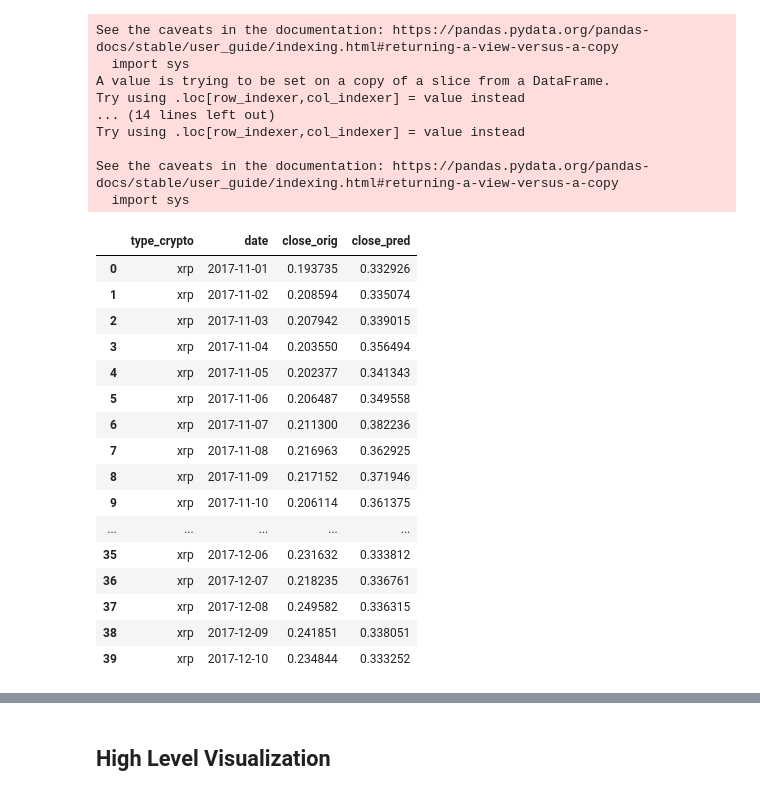
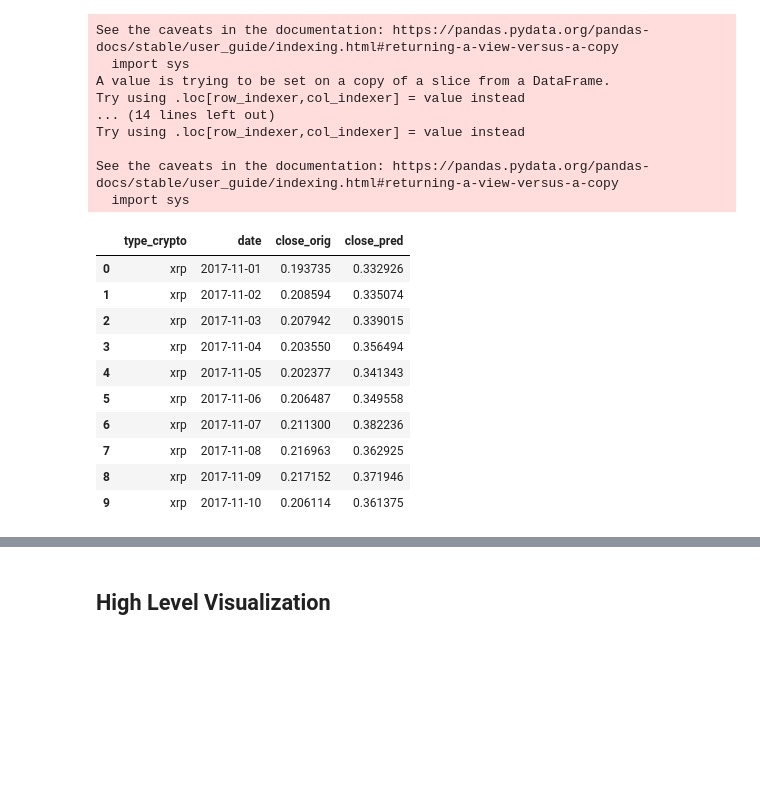
Before and after one commit to chabrian/crypto-predictor-model, a Jupyter notebook: MachineLearning/SupervisedModelCombined.ipynb, the cells around one changed output, grey strips where cells are left out. Cells and saved outputs as stored; diff of their text form; code cells hidden in the pictures; blank space fills up the shorter version.

```diff
--- a/MachineLearning/SupervisedModelCombined.ipynb
+++ b/MachineLearning/SupervisedModelCombined.ipynb
@@ -189,23 +187,17 @@ Try using .loc[row_indexer,col_indexer] = value instead
 See the caveats in the documentation: https://pandas.pydata.org/pandas-docs/stable/user_guide/indexing.html#returning-a-view-versus-a-copy
   import sys
 # %%
-predict_30_day.head(40)
+predict_30_day.head(10)
 # %% [output]
 |  | type_crypto | date | close_orig | close_pred |
 | 0 | xrp | 2017-11-01 | 0.193735 | 0.332926 |
 | 1 | xrp | 2017-11-02 | 0.208594 | 0.335074 |
 | 2 | xrp | 2017-11-03 | 0.207942 | 0.339015 |
 | 3 | xrp | 2017-11-04 | 0.203550 | 0.356494 |
 | 4 | xrp | 2017-11-05 | 0.202377 | 0.341343 |
 | 5 | xrp | 2017-11-06 | 0.206487 | 0.349558 |
 | 6 | xrp | 2017-11-07 | 0.211300 | 0.382236 |
 | 7 | xrp | 2017-11-08 | 0.216963 | 0.362925 |
 | 8 | xrp | 2017-11-09 | 0.217152 | 0.371946 |
 | 9 | xrp | 2017-11-10 | 0.206114 | 0.361375 |
-| ... | ... | ... | ... | ... |
-| 35 | xrp | 2017-12-06 | 0.231632 | 0.333812 |
-| 36 | xrp | 2017-12-07 | 0.218235 | 0.336761 |
-| 37 | xrp | 2017-12-08 | 0.249582 | 0.336315 |
-| 38 | xrp | 2017-12-09 | 0.241851 | 0.338051 |
-| 39 | xrp | 2017-12-10 | 0.234844 | 0.333252 |
 # %%
```
Also changed, not shown: parts of 21 cells of this notebook.
